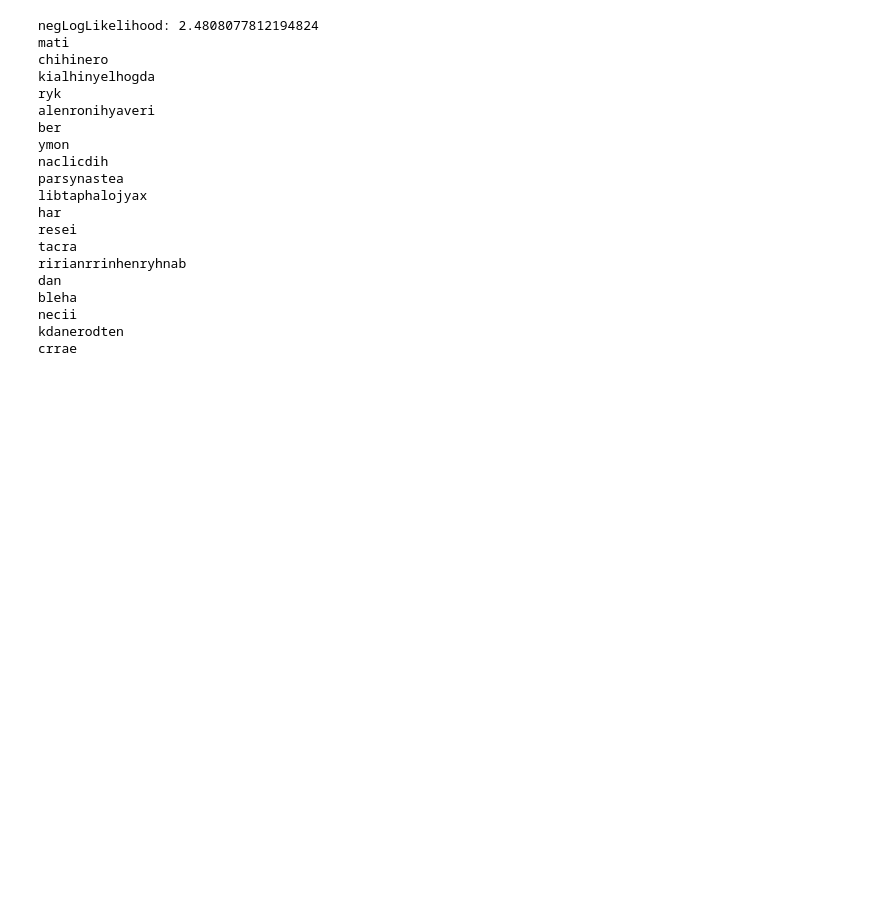
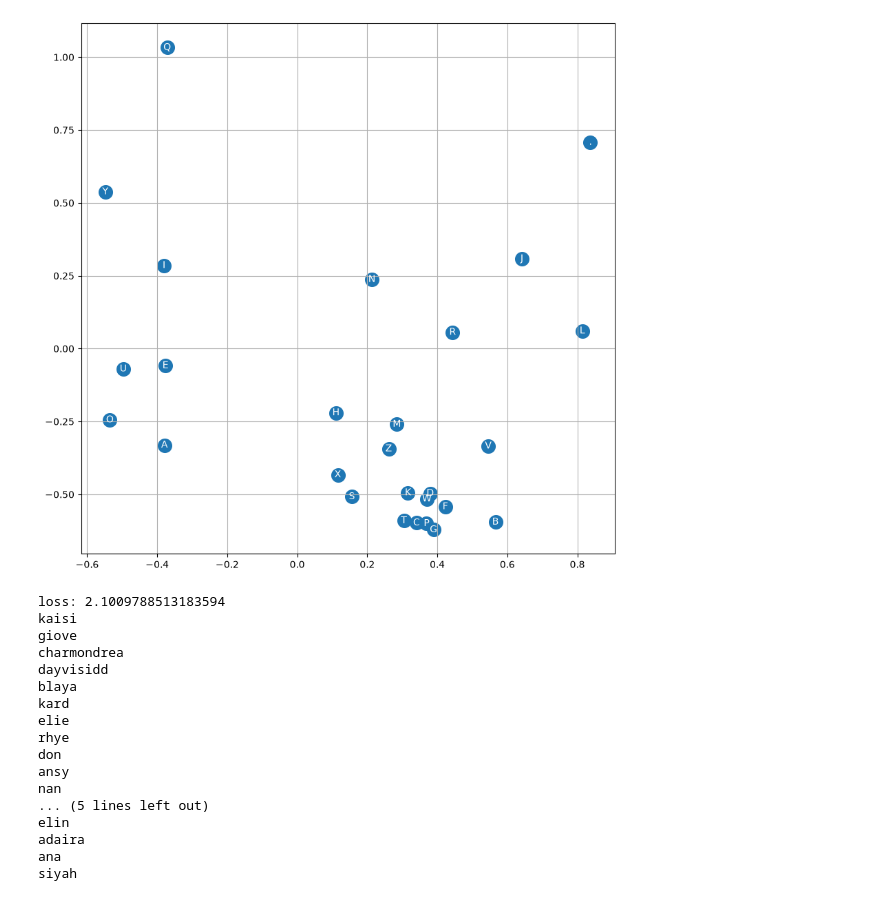
Before and after one commit to nevidomy/ml_learning, a Jupyter notebook: makemore/bichar_nn.ipynb, the cells around one changed output. Drawn from its saved outputs; the diff is of its cells as text; code cells hidden in the pictures; blank space fills up the shorter version.

```diff
--- a/makemore/bichar_nn.ipynb
+++ b/makemore/bichar_nn.ipynb
@@ -83,54 +193,46 @@ KeyboardInterrupt:
+# %%
+plt.figure(figsize=(10, 10))
+plt.scatter(NN.C[:,0].data, NN.C[:,1].data, s=200)
+for i in range(27):
+    plt.text(NN.C[i,0].data, NN.C[i,1].data, "." if i==0 else chr(i-1+ord("A")), ha="center", va="center", color = 'white')
+plt.grid('minor')
+# %% [output]
+[figure, added]
 # %%
-def negLogLikelihood():
-    emb = C[inputX]
-    R = emb.view(-1, 6) @ W1 + B1
-    R = R @ W2 + B2
-    return F.cross_entropy(R, inputY)
 
 def genWord():
-    res = [0]*CONTEXT_WIDTH
-
-    emb = C[res[-CONTEXT_WIDTH:]]
-    R = emb.view(-1, 6) @ W1 + B1
-    R = R @ W2 + B2
-    R = F.softmax(R, dim=1)
+    res = [0]*NN.contextWidth
 
     while True:
-        emb = C[res[-CONTEXT_WIDTH:]]
-        R = emb.view(-1, 6) @ W1 + B1
-        R = R @ W2 + B2
-        R = F.softmax(R, dim=1)
-        b = R.multinomial(num_samples=1, replacement=True).item()
+        b = NN.getProbabilities(res[-NN.contextWidth:]).multinomial(num_samples=1, replacement=True).item()
         res.append(b)
         if b == 0:
             break;
 
-    return tensor_to_name(res[CONTEXT_WIDTH-1:])
+    return tensor_to_name(res[NN.contextWidth-1:])
 
-print("loss:", negLogLikelihood().item())
+
+print("loss:", NN.nnLoss(inputX_test, inputY_test).item())
 
 for i in range(20):
     print(genWord())
 
 # Leun
 # %% [output]
-negLogLikelihood: 2.4808077812194824
-mati
-chihinero
-kialhinyelhogda
-ryk
-alenronihyaveri
-ber
-ymon
-naclicdih
-parsynastea
-libtaphalojyax
-har
-resei
-tacra
-ririanrrinhenryhnab
-dan
-bleha
-necii
-kdanerodten
-crrae
+loss: 2.1009788513183594
+kaisi
+giove
+charmondrea
+dayvisidd
+blaya
+kard
+elie
+rhye
+don
+ansy
+nan
+... (5 lines left out)
+elin
+adaira
+ana
+siyah
```
Also changed, not shown: parts of 4 cells of this notebook, 3 other files.
